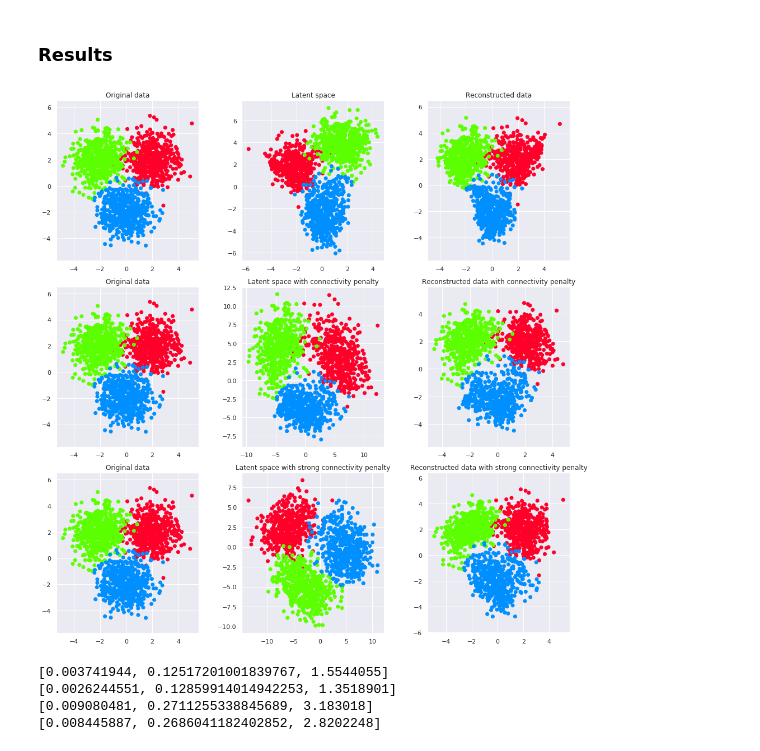
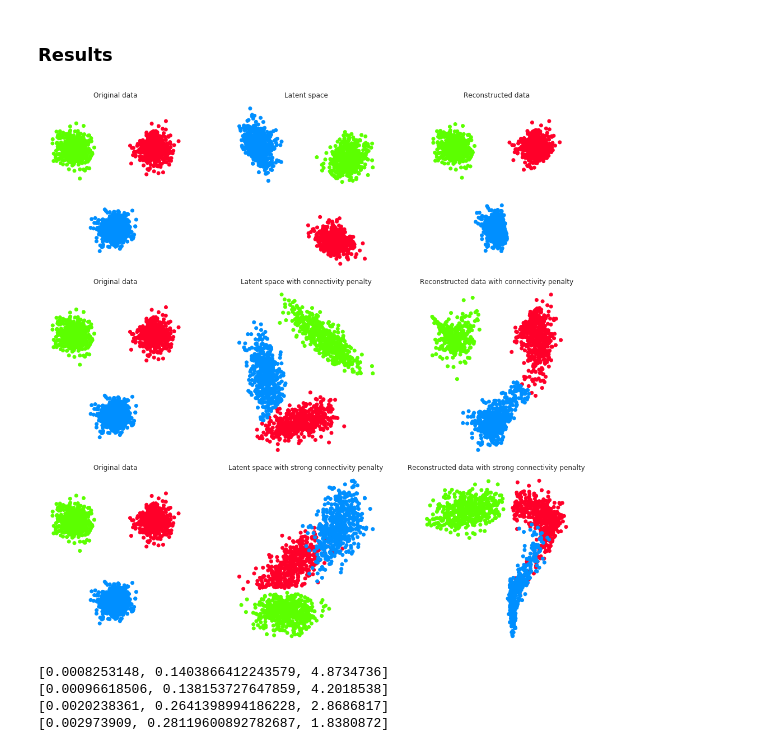
Before and after one commit to sauxpa/connectivity_loss, a Jupyter notebook: stronger_connectivity_denser_latent_space.ipynb, the cells around one changed output. Drawn from its saved outputs; the diff is of its cells as text; code cells hidden in the pictures.

Commit message:
add figures

```diff
--- a/stronger_connectivity_denser_latent_space.ipynb
+++ b/stronger_connectivity_denser_latent_space.ipynb
@@ -25,9 +25,9 @@ colors = scalarMap.to_rgba(range(3))
 data = []
 labels = []
 means = np.array([
-    [2.0, 2.0],
-    [-2.0, 2.0],
-    [-0.0, -2.0],
+    [5.0, 5.0],
+    [-5.0, 5.0],
+    [-0.0, -5.0],
 ])
 
 cov = 1.0 * np.eye(d)
@@ -45,8 +45,8 @@ labels = np.array(labels).flatten()
 config_layers = {
     'type': 'mlp',
     'input_size': data.shape[1],
-    'hidden_size_encoder': 20,
-    'hidden_size_decoder': 20,
+    'hidden_size_encoder': 64,
+    'hidden_size_decoder': 64,
     'emb_size': 2,
 }
 
@@ -103,61 +103,70 @@ ax = axes[0, 0]
 ax.scatter(data[:, 0], data[:, 1], c=labels, cmap=mpl.colors.ListedColormap(colors))
 ax.set_aspect('equal', 'datalim')
 ax.set_title('Original data')
+ax.axis('off')
 
 ax = axes[0, 1]
 latent_space_no_penalty = model_no_penalty.autoencoder.encoder(data).data
 ax.scatter(latent_space_no_penalty[:, 0], latent_space_no_penalty[:, 1], c=labels, cmap=mpl.colors.ListedColormap(colors))
 ax.set_title('Latent space')
+ax.axis('off')
 
 ax = axes[0, 2]
 reconstructed_data = model_no_penalty.autoencoder(data).data
 ax.scatter(reconstructed_data[:, 0], reconstructed_data[:, 1], c=labels, cmap=mpl.colors.ListedColormap(colors))
 ax.set_aspect('equal', 'datalim')
 ax.set_title('Reconstructed data')
+ax.axis('off')
 
 
 ax = axes[1, 0]
 ax.scatter(data[:, 0], data[:, 1], c=labels, cmap=mpl.colors.ListedColormap(colors))
 ax.set_aspect('equal', 'datalim')
 ax.set_title('Original data')
+ax.axis('off')
 
 ax = axes[1, 1]
 latent_space_penalty = model_penalty.autoencoder.encoder(data).data
 ax.scatter(latent_space_penalty[:, 0], latent_space_penalty[:, 1], c=labels, cmap=mpl.colors.ListedColormap(colors))
 ax.set_title('Latent space with connectivity penalty')
+ax.axis('off')
 
 ax = axes[1, 2]
 reconstructed_data = model_penalty.autoencoder(data).data
 ax.scatter(reconstructed_data[:, 0], reconstructed_data[:, 1], c=labels, cmap=mpl.colors.ListedColormap(colors))
 ax.set_aspect('equal', 'datalim')
 ax.set_title('Reconstructed data with connectivity penalty')
+ax.axis('off')
 
 ax = axes[2, 0]
 ax.scatter(data[:, 0], data[:, 1], c=labels, cmap=mpl.colors.ListedColormap(colors))
 ax.set_aspect('equal', 'datalim')
 ax.set_title('Original data')
+ax.axis('off')
 
 ax = axes[2, 1]
 latent_space_strong_penalty = model_strong_penalty.autoencoder.encoder(data).data
 ax.scatter(latent_space_strong_penalty[:, 0], latent_space_strong_penalty[:, 1], c=labels, cmap=mpl.colors.ListedColormap(colors))
 ax.set_title('Latent space with strong connectivity penalty')
+ax.axis('off')
 
 ax = axes[2, 2]
 reconstructed_data = model_strong_penalty.autoencoder(data).data
 ax.scatter(reconstructed_data[:, 0], reconstructed_data[:, 1], c=labels, cmap=mpl.colors.ListedColormap(colors))
 ax.set_aspect('equal', 'datalim')
 ax.set_title('Reconstructed data with strong connectivity penalty')
+ax.axis('off')
 
 plt.tight_layout()
 plt.show()
 
 print(barcode_stats(data))
 print(barcode_stats(latent_space_no_penalty))
 print(barcode_stats(latent_space_penalty))
 print(barcode_stats(latent_space_strong_penalty))
 # %% [output]
-[figure, old version]
+[figure, new version]
-[0.003741944, 0.12517201001839767, 1.5544055]
-[0.0026244551, 0.12859914014942253, 1.3518901]
-[0.009080481, 0.2711255338845689, 3.183018]
-[0.008445887, 0.2686041182402852, 2.8202248]
+[0.0008253148, 0.1403866412243579, 4.8734736]
+[0.00096618506, 0.138153727647859, 4.2018538]
+[0.0020238361, 0.2641398994186228, 2.8686817]
+[0.002973909, 0.28119600892782687, 1.8380872]
```
Also changed, not shown: parts of 1 cell of this notebook, 6 other files.
